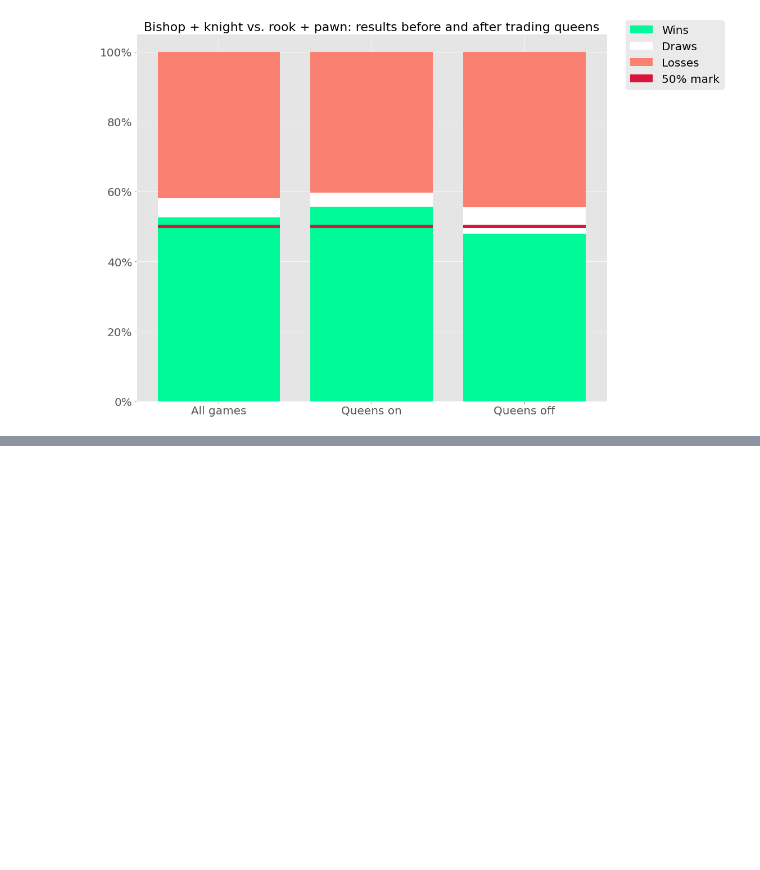
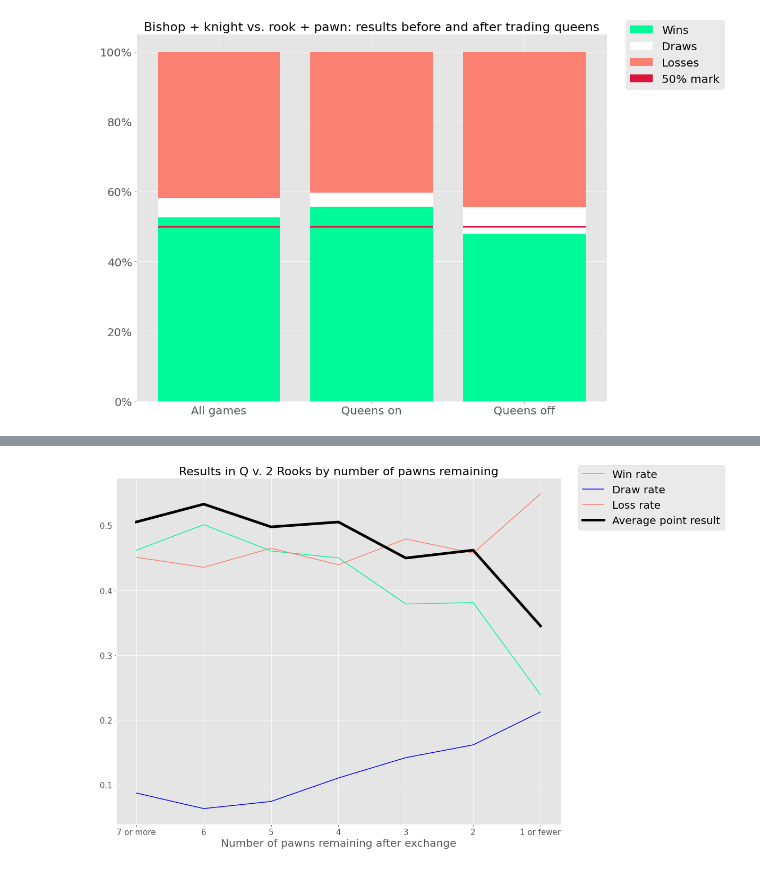
Before and after one commit to cmp5au/chess-material-imbalances, a Jupyter notebook: data/EDA.ipynb, the cells around one changed output, grey strips where cells are left out. Drawn from its saved outputs; the diff is of its cells as text; code cells hidden in the pictures; blank space fills up the shorter version.

```diff
--- a/data/EDA.ipynb
+++ b/data/EDA.ipynb
@@ -83,3 +86,10 @@ ax.set_yticklabels(['0%','20%','40%','60%','80%','100%'])
 plt.savefig('../images/nbvrp_by_queens.png');
 # %% [output]
 [figure]
+# %%
+qv2r_df = pd.read_csv('qv2r_by_pawns.csv', delimiter="|")
+qv2r_df['win_rate'] = qv2r_df['wins'] / qv2r_df[['wins','draws','losses']].sum(axis=1)
+qv2r_df['draw_rate'] = qv2r_df['draws'] / qv2r_df[['wins','draws','losses']].sum(axis=1)
+qv2r_df['loss_rate'] = qv2r_df['losses'] / qv2r_df[['wins','draws','losses']].sum(axis=1)
+qv2r_df['average_points'] = qv2r_df['win_rate'] + 0.5 * qv2r_df['draw_rate']
+qv2r_df
@@ -85,0 +105,20 @@ plt.savefig('../images/nbvrp_by_queens.png');
+# %%
+x = qv2r_df['num_pawns']
+
+fig, ax = plt.subplots(figsize=(15, 12))
+ax.plot(qv2r_df['win_rate'], label='Win rate', color='mediumspringgreen')
+ax.plot(qv2r_df['draw_rate'], label='Draw rate', color='blue')
+ax.plot(qv2r_df['loss_rate'], label='Loss rate', color='salmon')
+ax.plot(qv2r_df['average_points'], label='Average point result',
+        linewidth=5, color='black')
+
+ax.set_title('Results in Q v. 2 Rooks by number of pawns remaining', fontsize=22)
+ax.set_xlabel('Number of pawns remaining after exchange', fontsize=20)
+ax.set_xticklabels(['','7 or more', '6','5','4','3','2','1 or fewer'], fontsize=15)
+plt.yticks(size=15)
+
+ax.legend(prop={'size': 20}, loc=(1.04, 0.85))
+
+plt.savefig('../images/qv2r_by_pawns.png');
+# %% [output]
+[figure, added]
```
Also changed, not shown: parts of 3 cells of this notebook, 5 other files.
